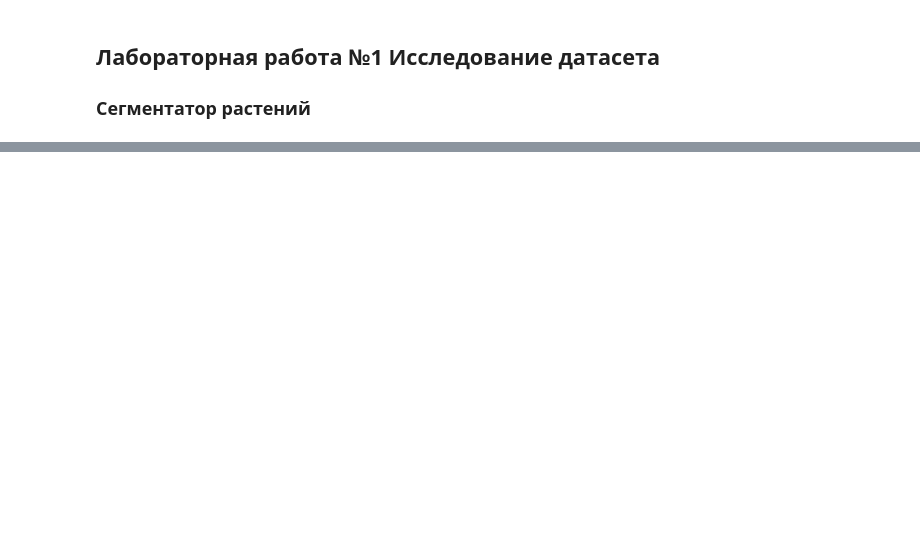
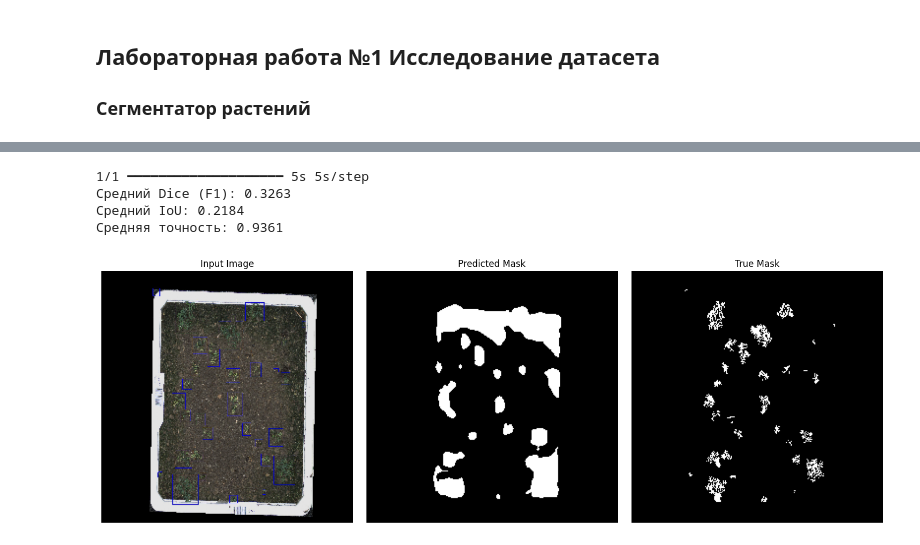
Before and after one commit to filberol/labs_tnsv, a Jupyter notebook: lab_1_model.ipynb, the cells around one changed output, grey strips where cells are left out. Cells and saved outputs as stored; diff of their text form; code cells hidden in the pictures; blank space fills up the shorter version.

```diff
--- a/lab_1_model.ipynb
+++ b/lab_1_model.ipynb
@@ -48,0 +183,67 @@ def load_images_and_masks(image_dir, mask_dir, img_height, img_width):
+# %%
+def compute_metrics(y_true, y_pred):
+    y_true = (y_true > 0.5).astype(np.uint8).flatten()
+    y_pred = (y_pred > 0.5).astype(np.uint8).flatten()
+
+    dice = f1_score(y_true, y_pred, average='binary')
+    iou = jaccard_score(y_true, y_pred, average='binary')
+    accuracy = np.mean(y_true == y_pred)
+
+    return dice, iou, accuracy
+
+predicted_masks = (model.predict(X_val) > 0.178).astype(np.uint8)
+
+dice_scores, iou_scores, accuracies = [], [], []
+
+for true_mask, pred_mask in zip(y_val, predicted_masks):
+    dice, iou, acc = compute_metrics(true_mask, pred_mask)
+    dice_scores.append(dice)
+    iou_scores.append(iou)
+    accuracies.append(acc)
+
+print(f"Средний Dice (F1): {np.mean(dice_scores):.4f}")
+print(f"Средний IoU: {np.mean(iou_scores):.4f}")
+print(f"Средняя точность: {np.mean(accuracies):.4f}")
+# %% [output]
+1/1 ━━━━━━━━━━━━━━━━━━━━ 5s 5s/step
+Средний Dice (F1): 0.3263
+Средний IoU: 0.2184
+Средняя точность: 0.9361
+# %%
+def visualize_prediction(model, X_data, y_data=None):
+    idx = random.randint(0, len(X_data) - 1)
+
+    input_image = X_data[idx]
+    input_image_expanded = np.expand_dims(input_image, axis=0)
+
+    predicted_mask = model.predict(input_image_expanded, verbose=0)
+    predicted_mask = predicted_mask.squeeze()
+
+    threshold = 0.178
+    predicted_binary_mask = (predicted_mask > threshold).astype(np.uint8)
+
+    plt.figure(figsize=(15, 5))
+
+    plt.subplot(1, 3, 1)
+    plt.imshow(input_image.squeeze(), cmap='gray')
+    plt.title("Input Image")
+    plt.axis("off")
+
+    plt.subplot(1, 3, 2)
+    plt.imshow(predicted_binary_mask, cmap='gray')
+    plt.title("Predicted Mask")
+    plt.axis("off")
+
+    if y_data is not None:
+        true_mask = y_data[idx]
+        plt.subplot(1, 3, 3)
+        plt.imshow(true_mask.squeeze(), cmap='gray')
+        plt.title("True Mask")
+        plt.axis("off")
+
+    plt.tight_layout()
+    plt.show()
+
+visualize_prediction(model, X_val, y_val)
+# %% [output]
+[figure, added]
```
Also changed, not shown: parts of 10 cells of this notebook, 1 other file.
